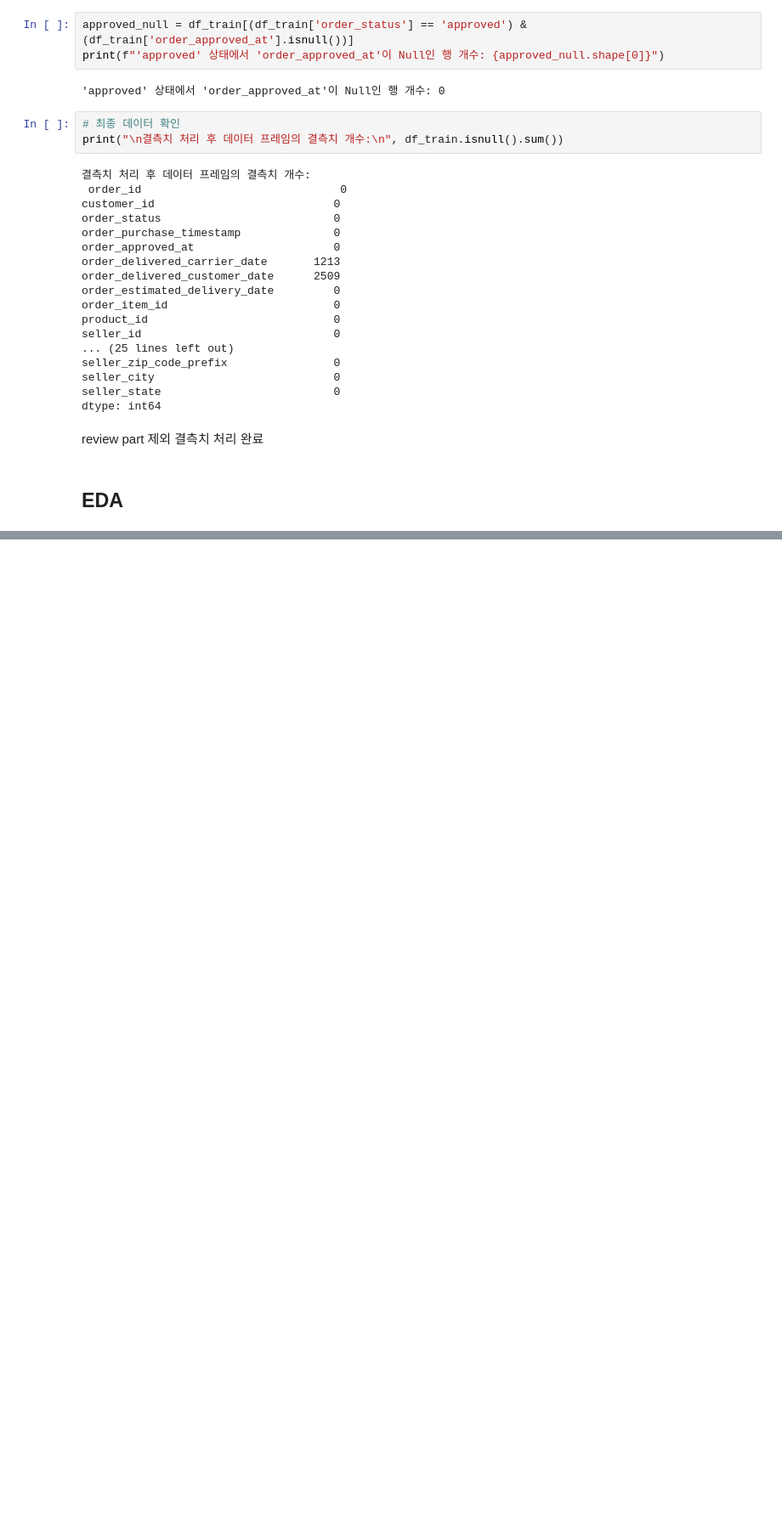
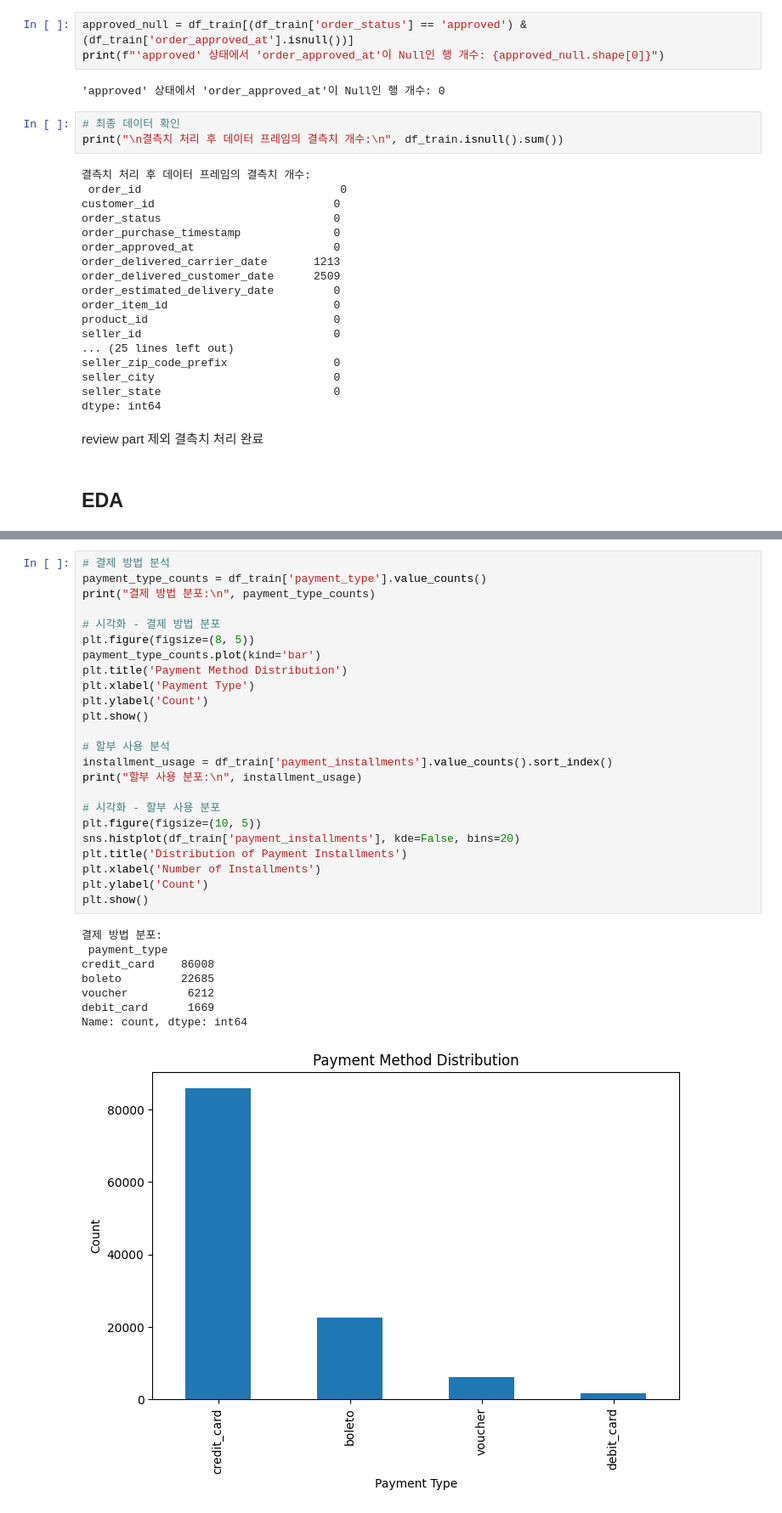
Before and after one commit to dothegee/ecommerce_project, a Jupyter notebook: code/EDA2.ipynb, the cells around one changed output, grey strips where cells are left out. Shown at 85% size. Cells and saved outputs as stored; diff of their text form; blank space fills up the shorter version.

```diff
--- a/code/EDA2.ipynb
+++ b/code/EDA2.ipynb
@@ -326,0 +390,33 @@ review part 제외 결측치 처리 완료
+# %%
+# 결제 방법 분석
+payment_type_counts = df_train['payment_type'].value_counts()
+print("결제 방법 분포:\n", payment_type_counts)
+
+# 시각화 - 결제 방법 분포
+plt.figure(figsize=(8, 5))
+payment_type_counts.plot(kind='bar')
+plt.title('Payment Method Distribution')
+plt.xlabel('Payment Type')
+plt.ylabel('Count')
+plt.show()
+
+# 할부 사용 분석
+installment_usage = df_train['payment_installments'].value_counts().sort_index()
+print("할부 사용 분포:\n", installment_usage)
+
+# 시각화 - 할부 사용 분포
+plt.figure(figsize=(10, 5))
+sns.histplot(df_train['payment_installments'], kde=False, bins=20)
+plt.title('Distribution of Payment Installments')
+plt.xlabel('Number of Installments')
+plt.ylabel('Count')
+plt.show()
+# %% [output]
+결제 방법 분포:
+ payment_type
+credit_card    86008
+boleto         22685
+voucher         6212
+debit_card      1669
+Name: count, dtype: int64
+[figure, added]
```
Also changed, not shown: parts of 3 cells of this notebook.
